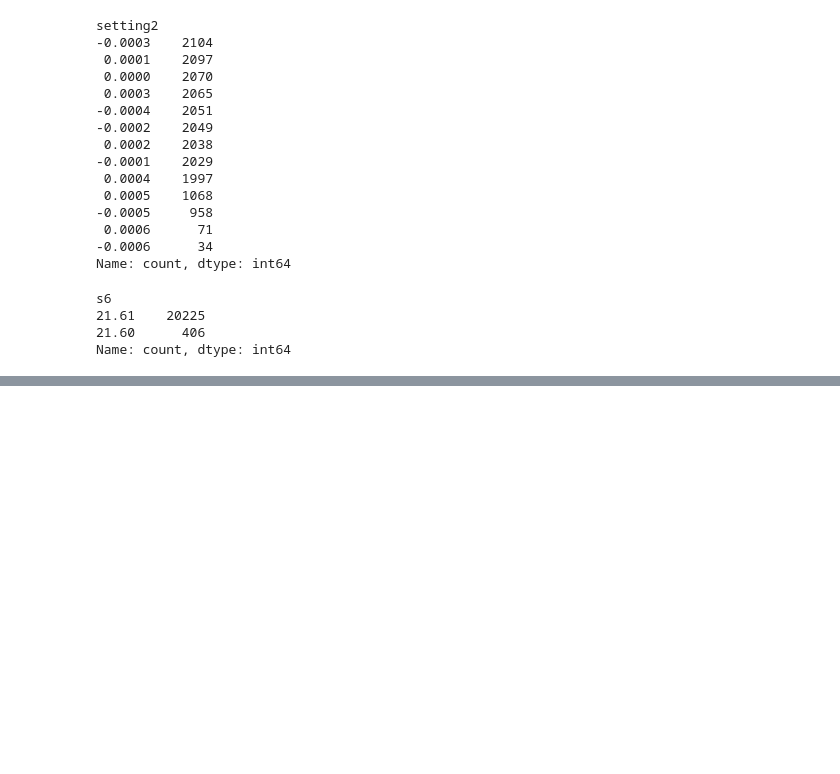
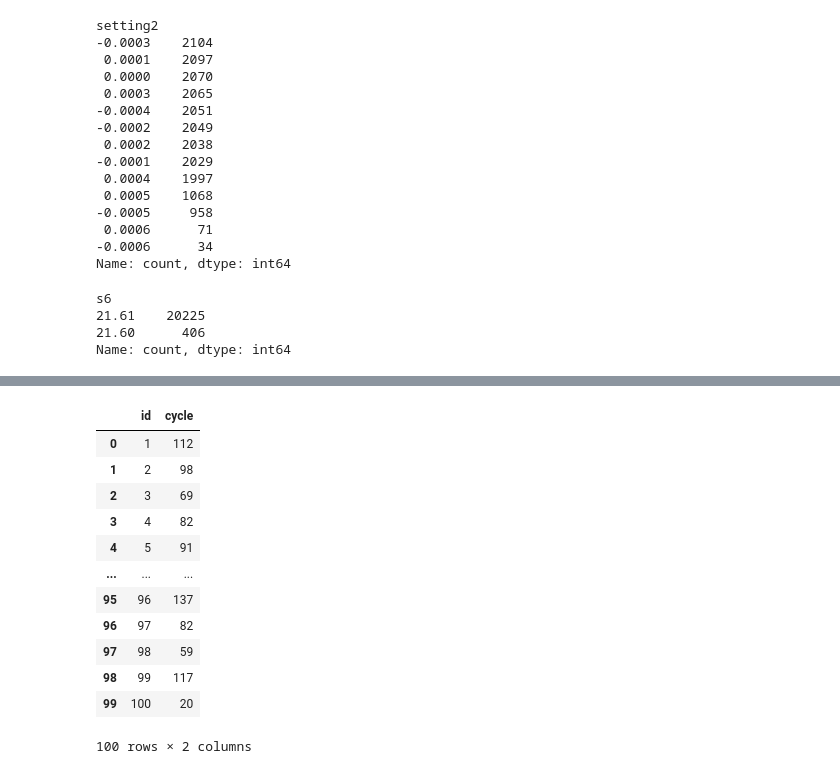
Before and after one commit to Harsh-Tiwadi/Predictive-Maintenance, a Jupyter notebook: Model/model.ipynb, the cells around one changed output, grey strips where cells are left out. Saved outputs shown, nothing was run; the diff lists cells and outputs as text; code cells hidden in the pictures; blank space fills up the shorter version.

```diff
--- a/Model/model.ipynb
+++ b/Model/model.ipynb
@@ -161,0 +295,2 @@ SyntaxError: expression expected after dictionary key and ':' (1307977384.py, li
+# %%
+truth_df = pd.read_csv('../data/aircraft engine/PM_truth.csv')
@@ -161,0 +315,16 @@ SyntaxError: expression expected after dictionary key and ':' (1307977384.py, li
+# %%
+truth_df
+# %% [output]
+|  | id | cycle |
+| 0 | 1 | 112 |
+| 1 | 2 | 98 |
+| 2 | 3 | 69 |
+| 3 | 4 | 82 |
+| 4 | 5 | 91 |
+| ... | ... | ... |
+| 95 | 96 | 137 |
+| 96 | 97 | 82 |
+| 97 | 98 | 59 |
+| 98 | 99 | 117 |
+| 99 | 100 | 20 |
+100 rows × 2 columns
```
Also changed, not shown: parts of 21 cells of this notebook, 2 other files.
